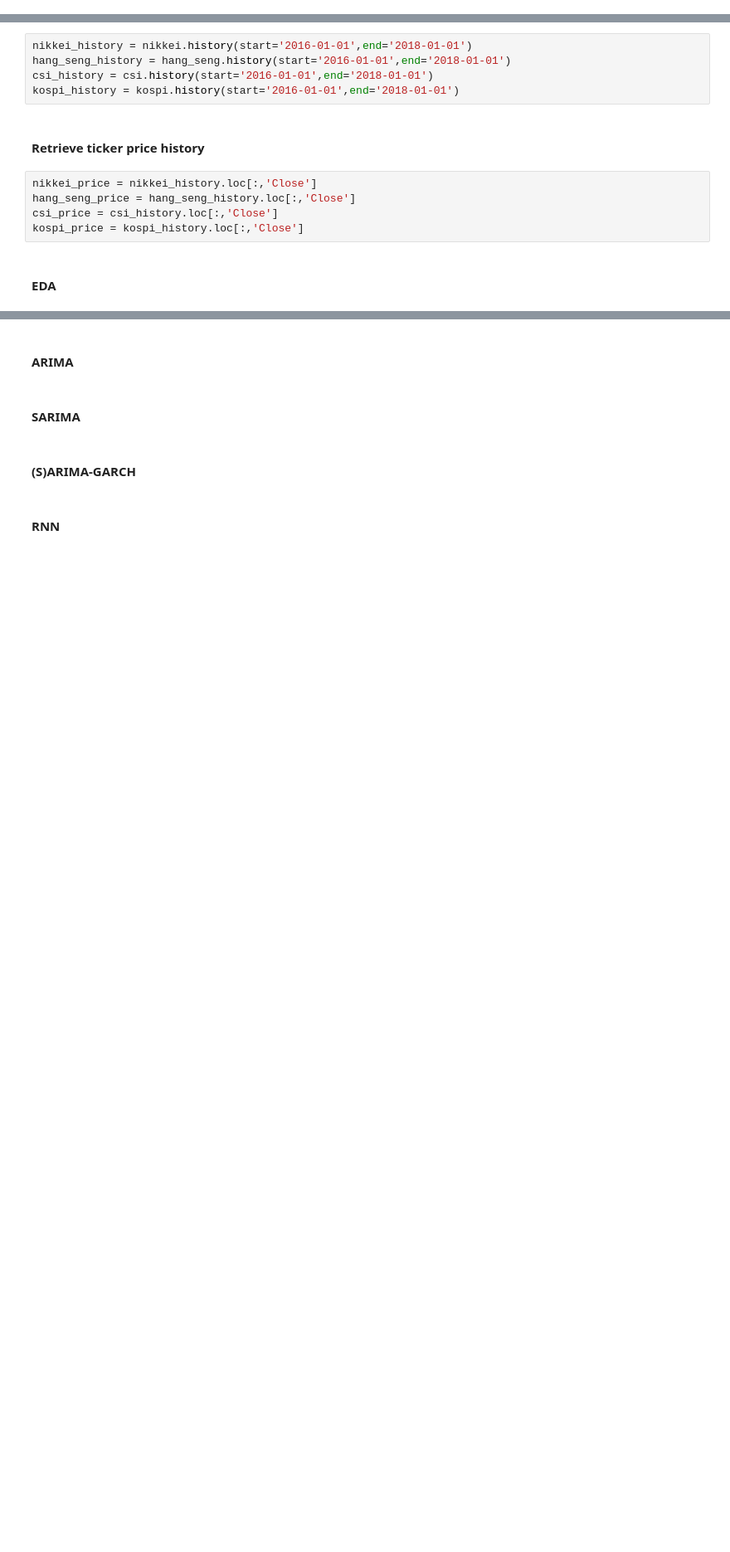
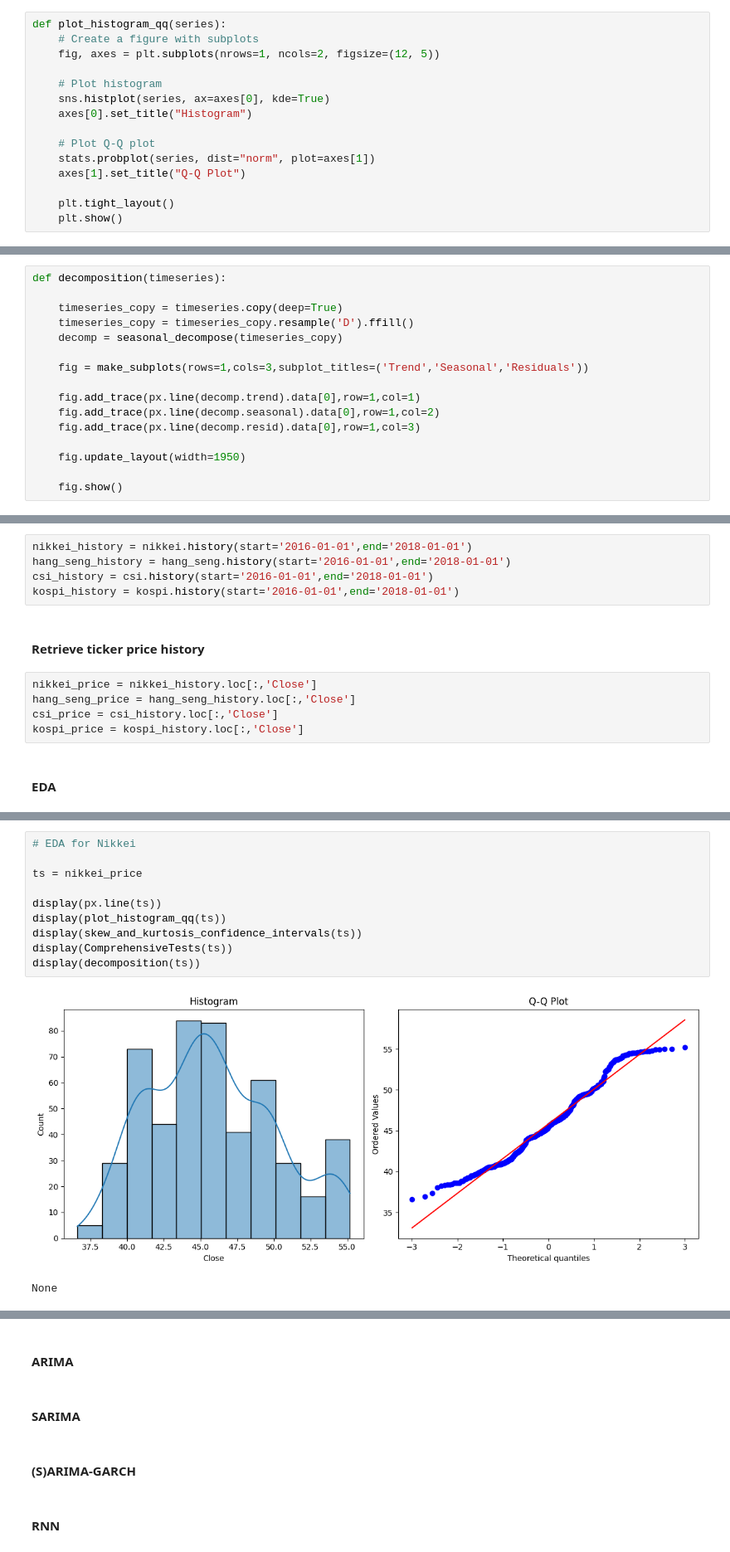
Before and after one commit to hayashady/NU_MSDS, a Jupyter notebook: 458 - Artificial Intelligence & Deep Learning/458.10 - Final Project/Assignment4Hayashi.ipynb, the cells around one changed output, grey strips where cells are left out. Shown at 83% size. Cells and saved outputs as stored; diff of their text form; blank space fills up the shorter version.

```diff
--- a/458 - Artificial Intelligence & Deep Learning/458.10 - Final Project/Assignment4Hayashi.ipynb
+++ b/458 - Artificial Intelligence & Deep Learning/458.10 - Final Project/Assignment4Hayashi.ipynb
@@ -8,0 +36,15 @@ from plotly.subplots import make_subplots
+# %%
+def plot_histogram_qq(series):
+    # Create a figure with subplots
+    fig, axes = plt.subplots(nrows=1, ncols=2, figsize=(12, 5))
+
+    # Plot histogram
+    sns.histplot(series, ax=axes[0], kde=True)
+    axes[0].set_title("Histogram")
+
+    # Plot Q-Q plot
+    stats.probplot(series, dist="norm", plot=axes[1])
+    axes[1].set_title("Q-Q Plot")
+
+    plt.tight_layout()
+    plt.show()
@@ -9,3 +123,19 @@ from plotly.subplots import make_subplots
+# %%
+def decomposition(timeseries):
+
+    timeseries_copy = timeseries.copy(deep=True)
+    timeseries_copy = timeseries_copy.resample('D').ffill()
+    decomp = seasonal_decompose(timeseries_copy)
+
+    fig = make_subplots(rows=1,cols=3,subplot_titles=('Trend','Seasonal','Residuals'))
+
+    fig.add_trace(px.line(decomp.trend).data[0],row=1,col=1)
+    fig.add_trace(px.line(decomp.seasonal).data[0],row=1,col=2)
+    fig.add_trace(px.line(decomp.resid).data[0],row=1,col=3)
+
+    fig.update_layout(width=1950)
+
+    fig.show()
 # %% [markdown]
 #### Retrieve tickers
 # %%
@@ -55,0 +193,13 @@ from sklearn.metrics import mean_absolute_error, mean_squared_error, mean_absolu
+# %%
+# EDA for Nikkei
+
+ts = nikkei_price
+
+display(px.line(ts))
+display(plot_histogram_qq(ts))
+display(skew_and_kurtosis_confidence_intervals(ts))
+display(ComprehensiveTests(ts))
+display(decomposition(ts))
+# %% [output]
+[figure, added]
+None
```
Also changed, not shown: parts of 10 cells of this notebook.
